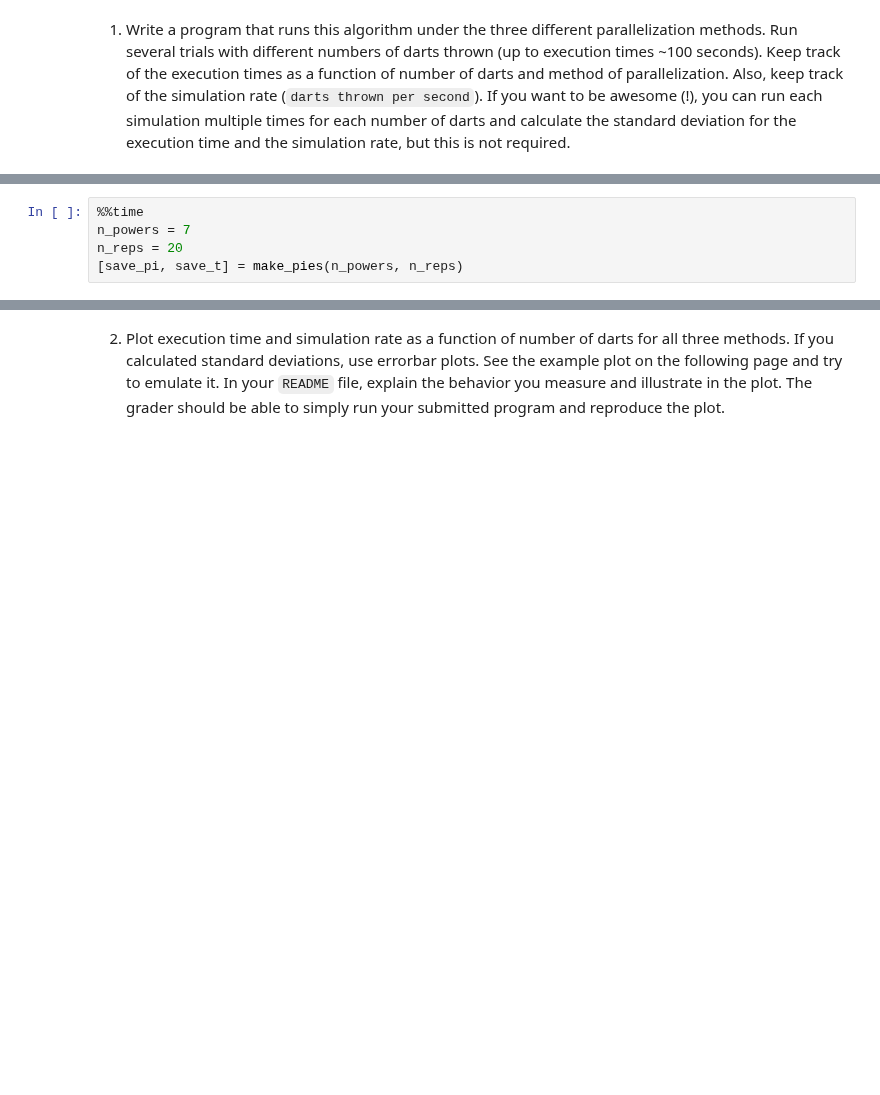
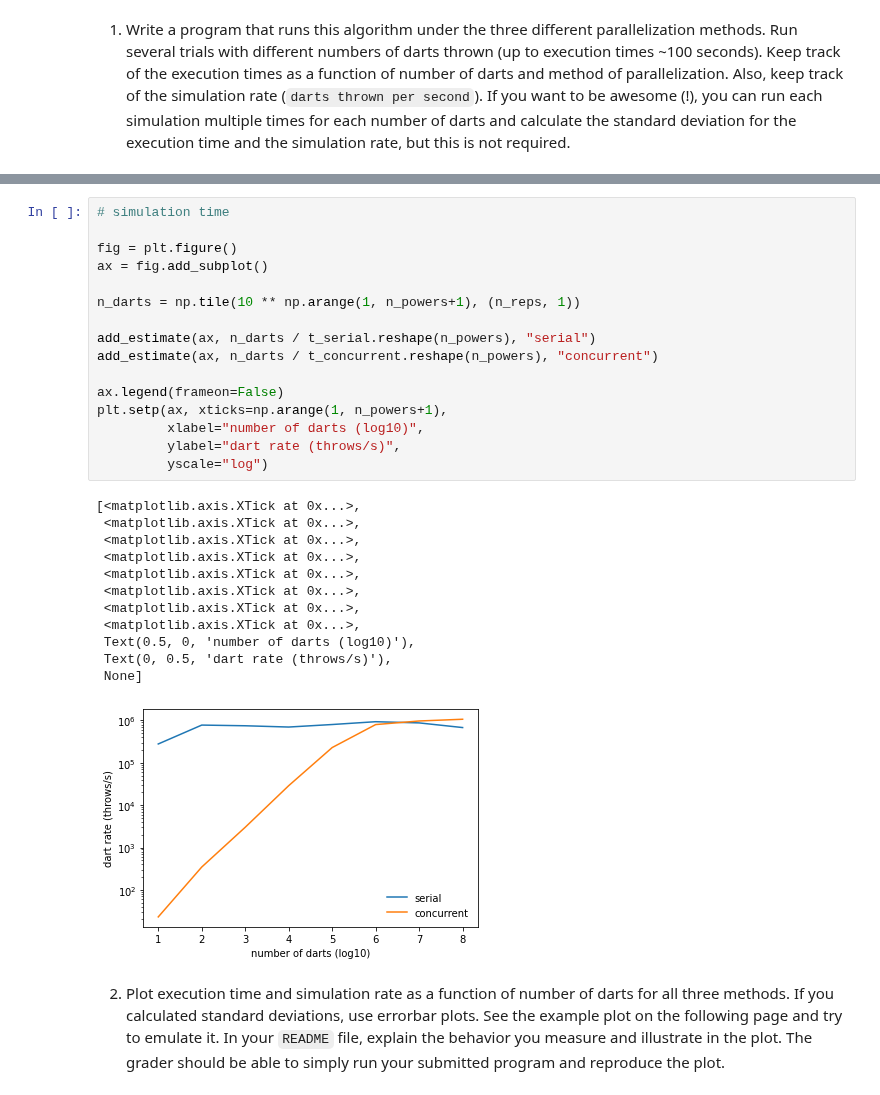
Before and after one commit to zbalewski/python-ay250-homework, a Jupyter notebook: hw_4/hw_4_parallelism.ipynb, the cells around one changed output, grey strips where cells are left out. Saved outputs shown, nothing was run; the diff lists cells and outputs as text; blank space fills up the shorter version.

```diff
--- a/hw_4/hw_4_parallelism.ipynb
+++ b/hw_4/hw_4_parallelism.ipynb
@@ -92,5 +12,0 @@ def make_pies(n_powers, n_reps, throw_darts=throw_darts_serial):
-# %%
-%%time
-n_powers = 7
-n_reps = 20
-[save_pi, save_t] = make_pies(n_powers, n_reps)
@@ -149,3 +231,32 @@ plt.setp(ax, xticks=np.arange(n_powers),
+# %%
+# simulation time
+
+fig = plt.figure()
+ax = fig.add_subplot()
+
+n_darts = np.tile(10 ** np.arange(1, n_powers+1), (n_reps, 1))
+
+add_estimate(ax, n_darts / t_serial.reshape(n_powers), "serial")
+add_estimate(ax, n_darts / t_concurrent.reshape(n_powers), "concurrent")
+
+ax.legend(frameon=False)
+plt.setp(ax, xticks=np.arange(1, n_powers+1),
+         xlabel="number of darts (log10)",
+         ylabel="dart rate (throws/s)",
+         yscale="log")
+# %% [output]
+[<matplotlib.axis.XTick at 0x...>,
+ <matplotlib.axis.XTick at 0x...>,
+ <matplotlib.axis.XTick at 0x...>,
+ <matplotlib.axis.XTick at 0x...>,
+ <matplotlib.axis.XTick at 0x...>,
+ <matplotlib.axis.XTick at 0x...>,
+ <matplotlib.axis.XTick at 0x...>,
+ <matplotlib.axis.XTick at 0x...>,
+ Text(0.5, 0, 'number of darts (log10)'),
+ Text(0, 0.5, 'dart rate (throws/s)'),
+ None]
+[figure, added]
 # %% [markdown]
 2. Plot execution time and simulation rate as a function of number of darts for all three methods. If you calculated standard deviations, use errorbar plots. See the example plot on the following page and try to emulate it. In your `README` file, explain the behavior you measure and illustrate in the plot. The grader should be able to simply run your submitted program and reproduce the plot.
 # %% [markdown]
```
Also changed, not shown: parts of 20 cells of this notebook, 1 other file.
